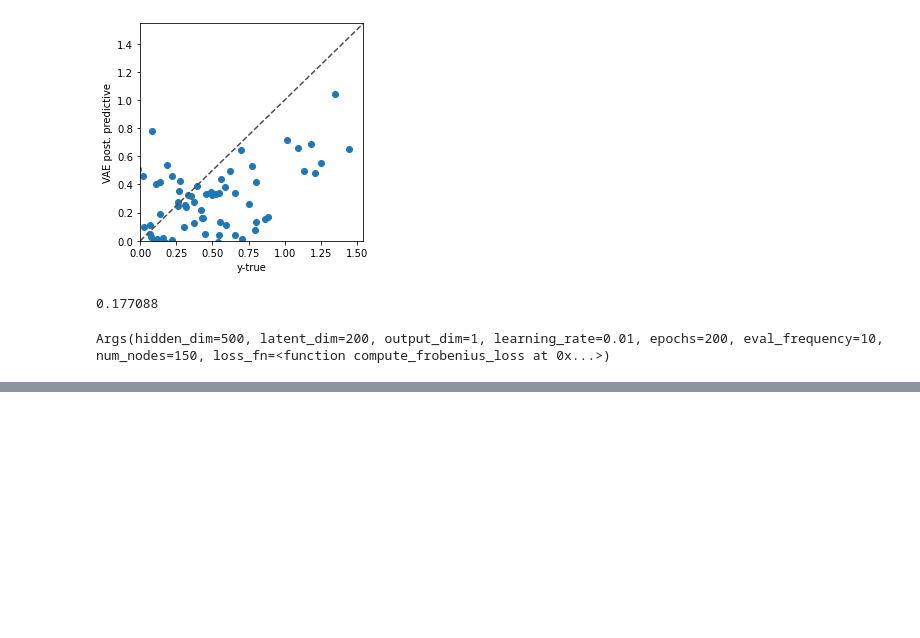
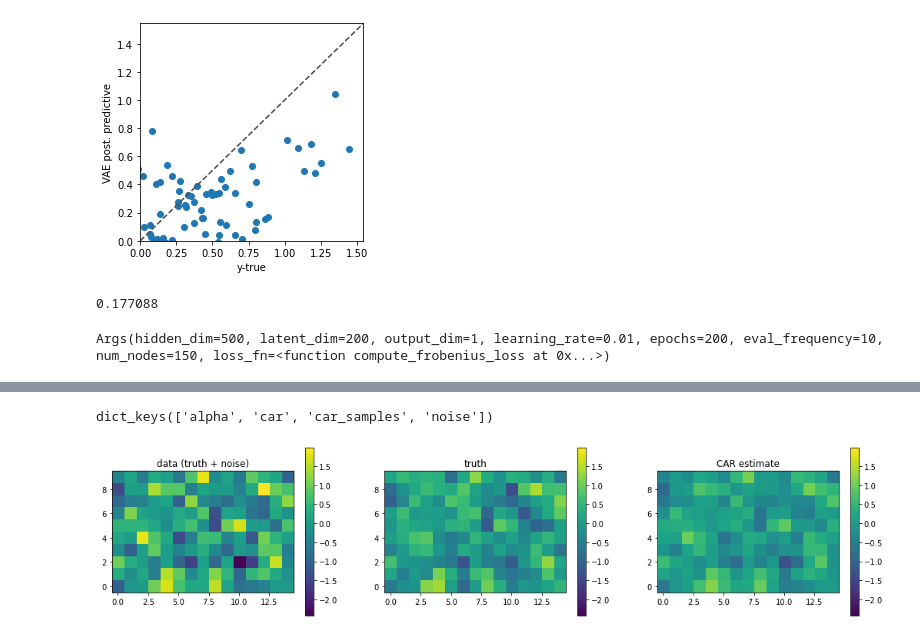
Before and after one commit to salfaris/PriorVGAE, a Jupyter notebook: car_example_new_dataset.ipynb, the cells around one changed output, grey strips where cells are left out. Cells and saved outputs as stored; diff of their text form; code cells hidden in the pictures; blank space fills up the shorter version.

```diff
--- a/car_example_new_dataset.ipynb
+++ b/car_example_new_dataset.ipynb
@@ -550,0 +553,11 @@ Args(hidden_dim=500, latent_dim=200, output_dim=1, learning_rate=0.01, epochs=20
+# %%
+# inference - smooth data and infer alpha
+start = time.time()
+init_strategy = init_to_median(num_samples=10)
+kernel = NUTS(CAR_model, init_strategy=init_strategy)
+mcmc = MCMC(kernel, num_warmup=1000, num_samples=2000)
+rng_key, rng_key_infer = jax.random.split(rng_key)
+mcmc.run(rng_key_infer, args, y=y_data)
+mcmc_samples = mcmc.get_samples()
+mcmc.print_summary(exclude_deterministic=False)
+t_elapsed = time.time() - start
@@ -550,0 +591,22 @@ Args(hidden_dim=500, latent_dim=200, output_dim=1, learning_rate=0.01, epochs=20
+# %%
+mcmc_samples.keys()
+# %% [output]
+dict_keys(['alpha', 'car', 'car_samples', 'noise'])
+# %%
+# posterior predictive
+rng_key, rng_key_predict = jax.random.split(rng_key)
+posterior_predictive = Predictive(CAR_model, mcmc_samples)
+posterior_predictions = posterior_predictive(rng_key_predict, args, y=None)
+# %%
+post_obs = posterior_predictions['car_samples']
+mean_post_pred_car = np.mean(post_obs, axis=0)
+hpdi_post_pred_car = hpdi(post_obs, 0.9)
+
+plot_truth_car_vae(y_data,
+                   y_truth,
+                   mean_post_pred_car,
+                   ttl1="data (truth + noise)",
+                   ttl2="truth",
+                   ttl3="CAR estimate")
+# %% [output]
+[figure, added]
```
Also changed, not shown: parts of 8 cells of this notebook.
